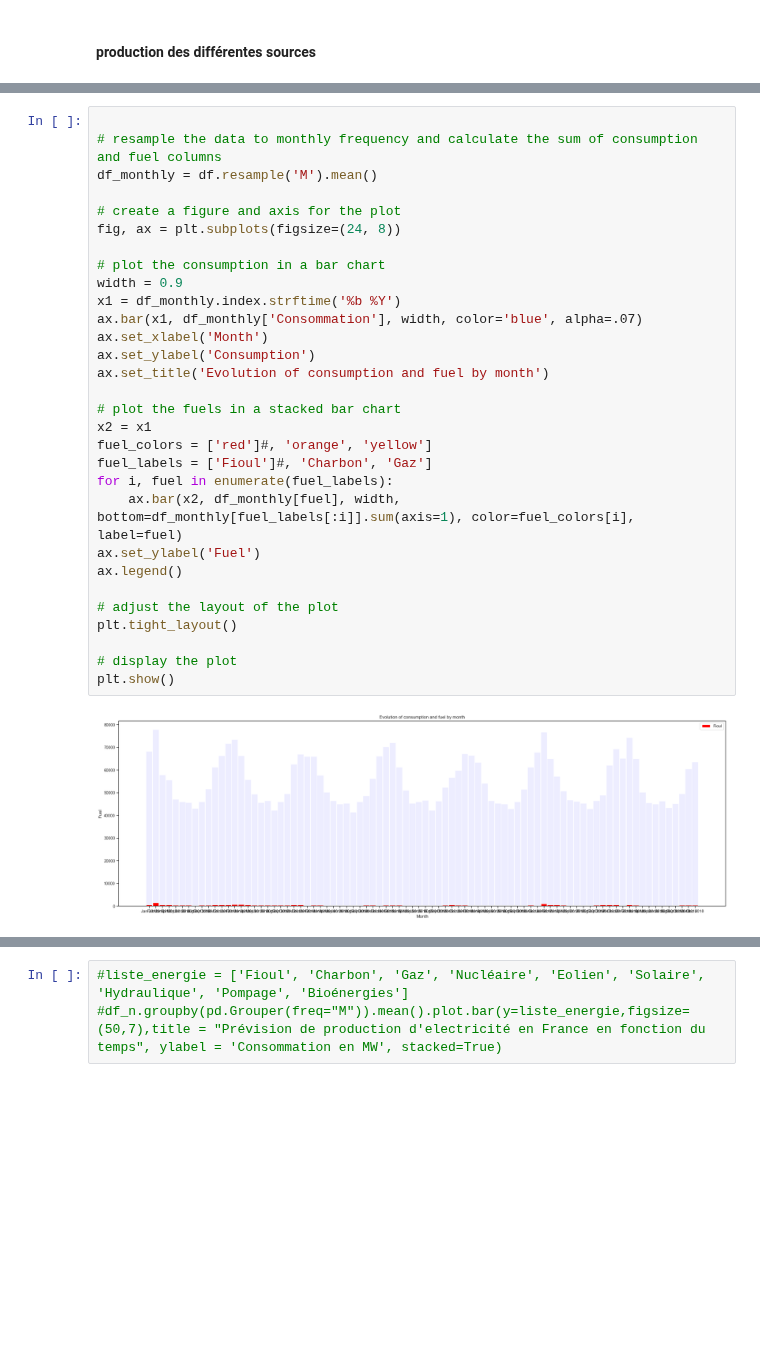
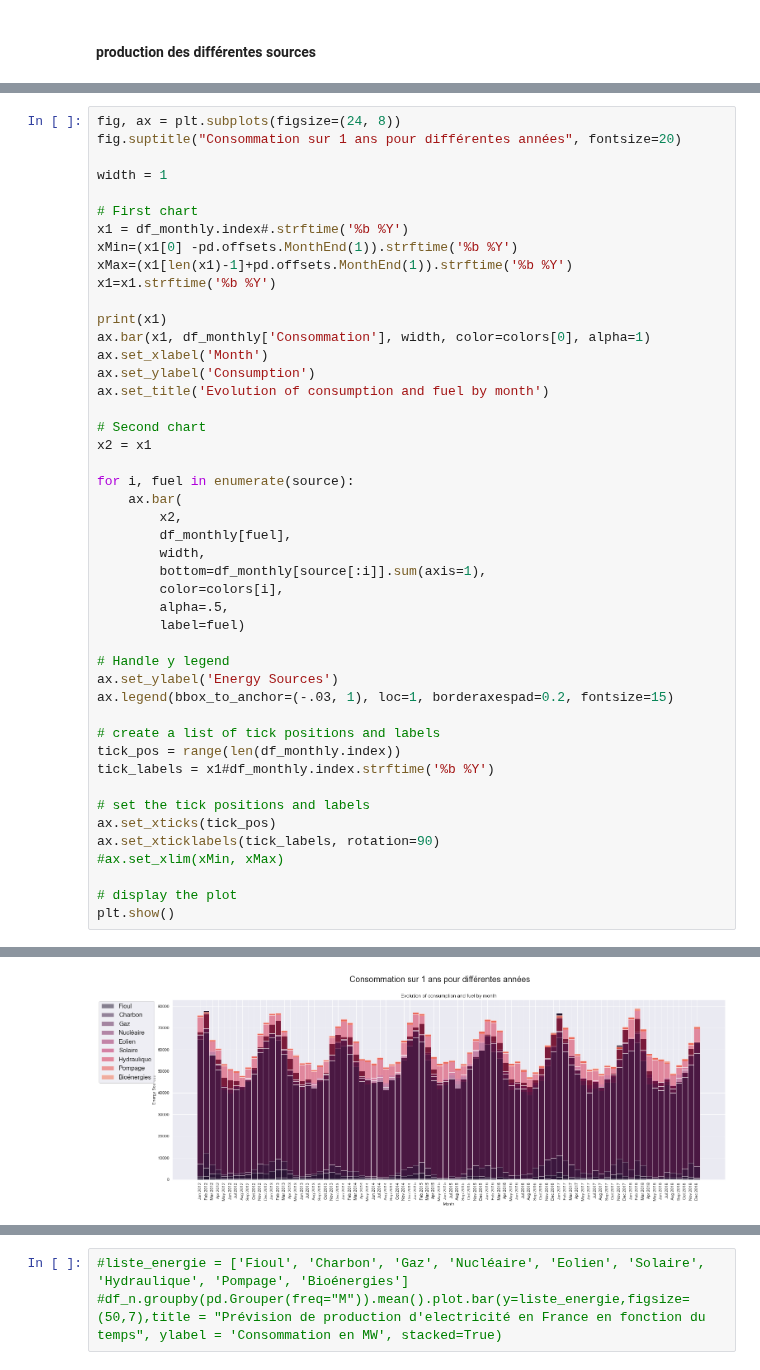
Before and after one commit to ManuLabricole/CDN-Statistique, a Jupyter notebook: Notebooks/Stat_descriptives_part2_mise_en_pratique.ipynb, the cells around one changed output, grey strips where cells are left out. Drawn from its saved outputs; the diff is of its cells as text; blank space fills up the shorter version.

```diff
--- a/Notebooks/Stat_descriptives_part2_mise_en_pratique.ipynb
+++ b/Notebooks/Stat_descriptives_part2_mise_en_pratique.ipynb
@@ -589,32 +606,47 @@ df[source].resample("M").mean().stack().index.get_level_values(1)
-# %%
-
-# resample the data to monthly frequency and calculate the sum of consumption and fuel columns
-df_monthly = df.resample('M').mean()
-
-# create a figure and axis for the plot
-fig, ax = plt.subplots(figsize=(24, 8))
-
-# plot the consumption in a bar chart
-width = 0.9
-x1 = df_monthly.index.strftime('%b %Y')
-ax.bar(x1, df_monthly['Consommation'], width, color='blue', alpha=.07)
-ax.set_xlabel('Month')
-ax.set_ylabel('Consumption')
-ax.set_title('Evolution of consumption and fuel by month')
-
-# plot the fuels in a stacked bar chart
-x2 = x1
-fuel_colors = ['red']#, 'orange', 'yellow']
-fuel_labels = ['Fioul']#, 'Charbon', 'Gaz']
-for i, fuel in enumerate(fuel_labels):
-    ax.bar(x2, df_monthly[fuel], width, bottom=df_monthly[fuel_labels[:i]].sum(axis=1), color=fuel_colors[i], label=fuel)
-ax.set_ylabel('Fuel')
-ax.legend()
-
-# adjust the layout of the plot
-plt.tight_layout()
-
-# display the plot
-plt.show()
-# %% [output]
-[figure, removed]
+# %%
+fig, ax = plt.subplots(figsize=(24, 8))
+fig.suptitle("Consommation sur 1 ans pour différentes années", fontsize=20)
+
+width = 1
+
+# First chart
+x1 = df_monthly.index#.strftime('%b %Y')
+xMin=(x1[0] -pd.offsets.MonthEnd(1)).strftime('%b %Y')
+xMax=(x1[len(x1)-1]+pd.offsets.MonthEnd(1)).strftime('%b %Y')
+x1=x1.strftime('%b %Y')
+
+print(x1)
+ax.bar(x1, df_monthly['Consommation'], width, color=colors[0], alpha=1)
+ax.set_xlabel('Month')
+ax.set_ylabel('Consumption')
+ax.set_title('Evolution of consumption and fuel by month')
+
+# Second chart
+x2 = x1
+
+for i, fuel in enumerate(source):
+    ax.bar(
+        x2,
+        df_monthly[fuel],
+        width,
+        bottom=df_monthly[source[:i]].sum(axis=1),
+        color=colors[i],
+        alpha=.5,
+        label=fuel)
+
+# Handle y legend
+ax.set_ylabel('Energy Sources')
+ax.legend(bbox_to_anchor=(-.03, 1), loc=1, borderaxespad=0.2, fontsize=15)
+
+# create a list of tick positions and labels
+tick_pos = range(len(df_monthly.index))
+tick_labels = x1#df_monthly.index.strftime('%b %Y')
+
+# set the tick positions and labels
+ax.set_xticks(tick_pos)
+ax.set_xticklabels(tick_labels, rotation=90)
+#ax.set_xlim(xMin, xMax)
+
+# display the plot
+plt.show()
+# %% [output]
@@ -620,0 +668 @@ plt.show()
+[figure, added]
```
Also changed, not shown: parts of 9 cells of this notebook, 1 other file.
